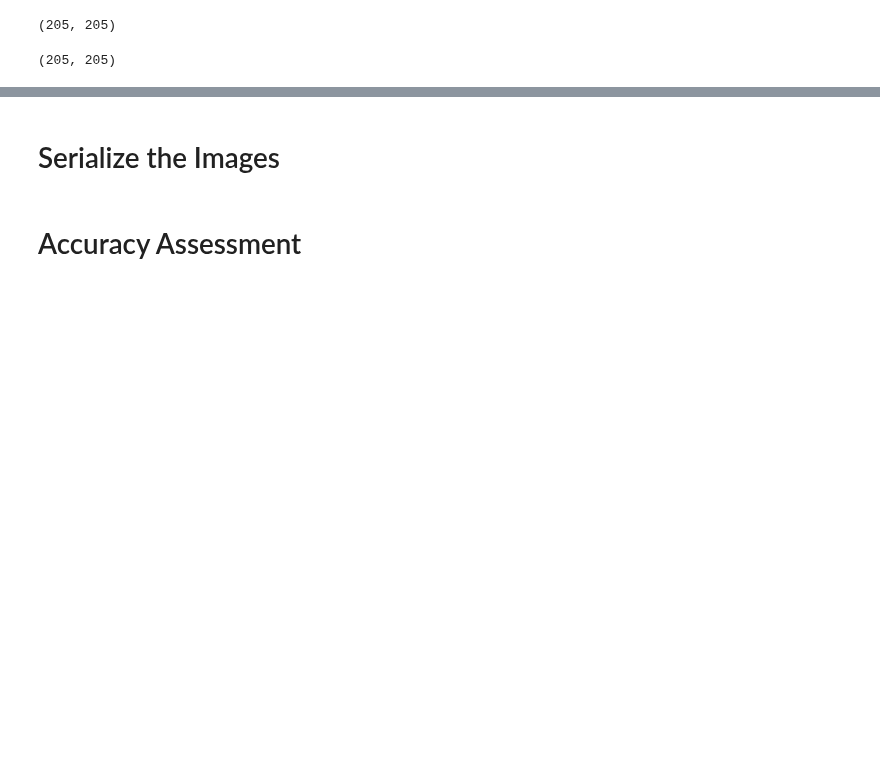
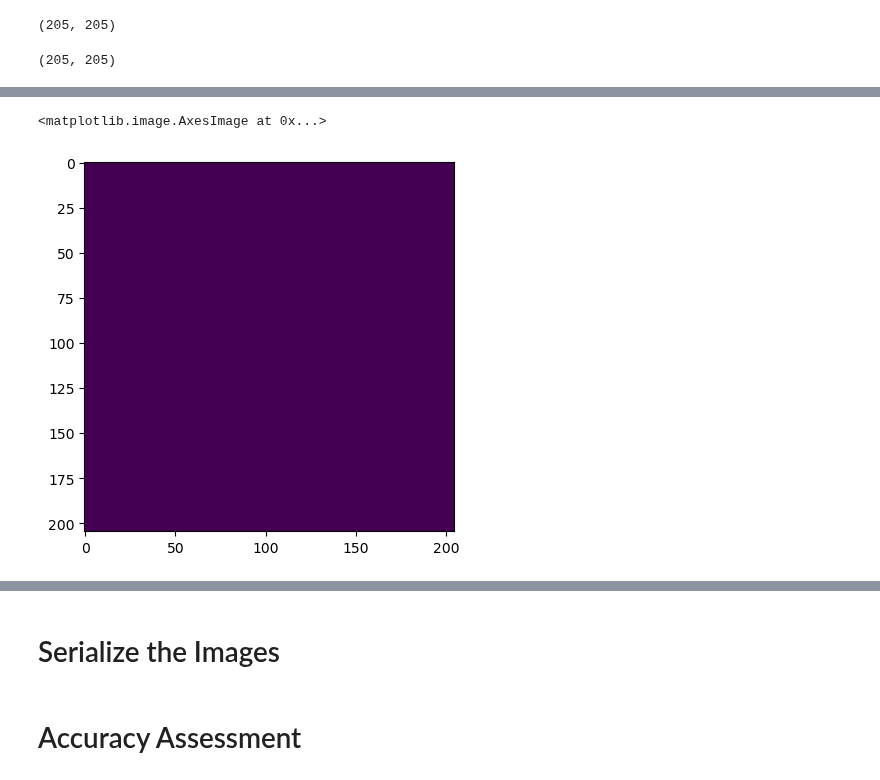
Before and after one commit to OPERA-Cal-Val/DSWx-HLS-Requirement-Verification, a Jupyter notebook: 0-Verify_Requirements.ipynb, the cells around one changed output, grey strips where cells are left out. Drawn from its saved outputs; the diff is of its cells as text; code cells hidden in the pictures; blank space fills up the shorter version.

```diff
--- a/0-Verify_Requirements.ipynb
+++ b/0-Verify_Requirements.ipynb
@@ -590,6 +598,11 @@ if CONFIDENCE_MINIMUM:
 # %%
 if USE_AEROSOL_MASK:
     shared_mask = (shared_mask | X_aerosol_c)
+# %%
+plt.imshow(shared_mask)
+# %% [output]
+<matplotlib.image.AxesImage at 0x...>
+[figure, added]
 # %%
 fontSize=7
 fig, ax = plt.subplots(dpi=150,figsize=(4, 4))
```
Also changed, not shown: parts of 52 cells of this notebook, 3 other files.
